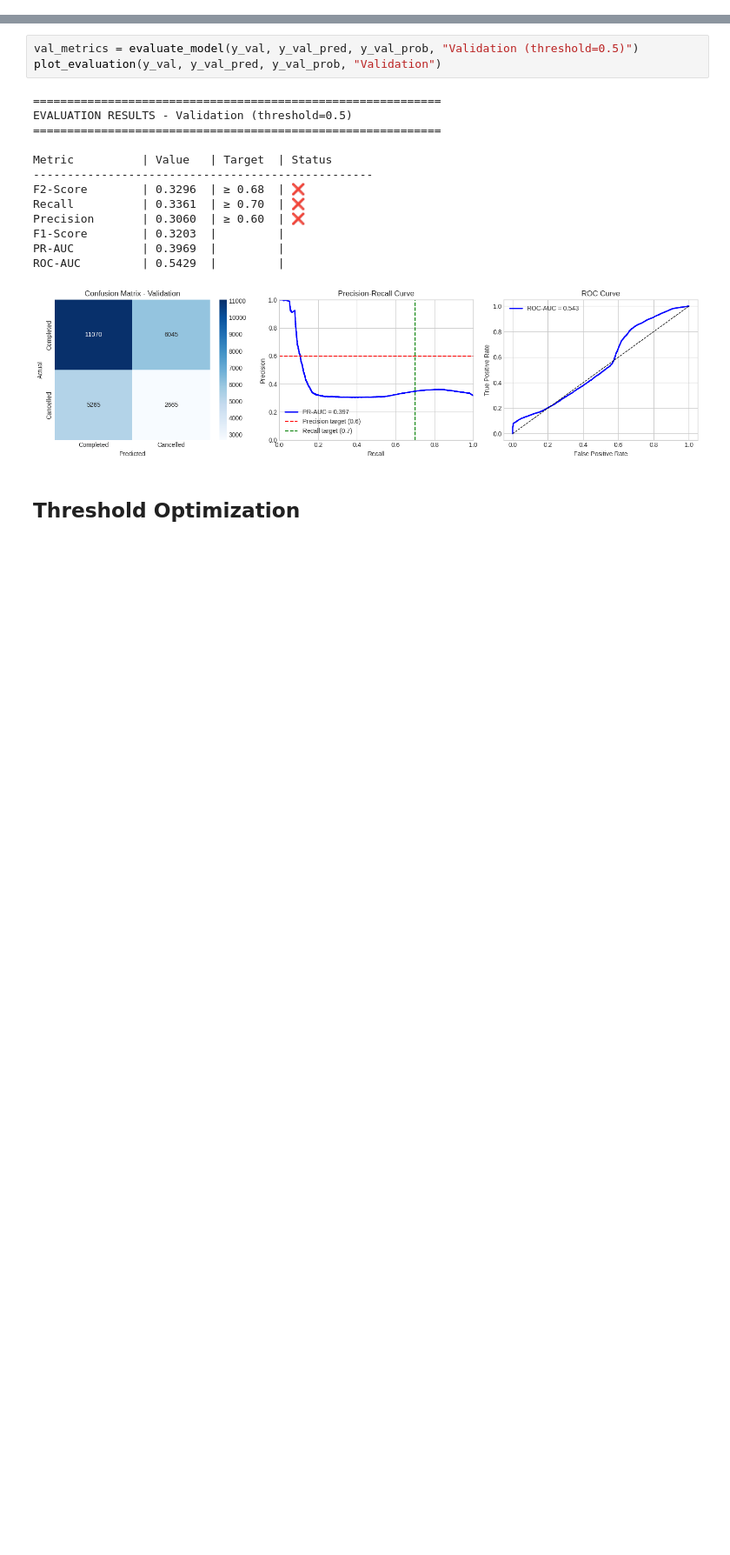
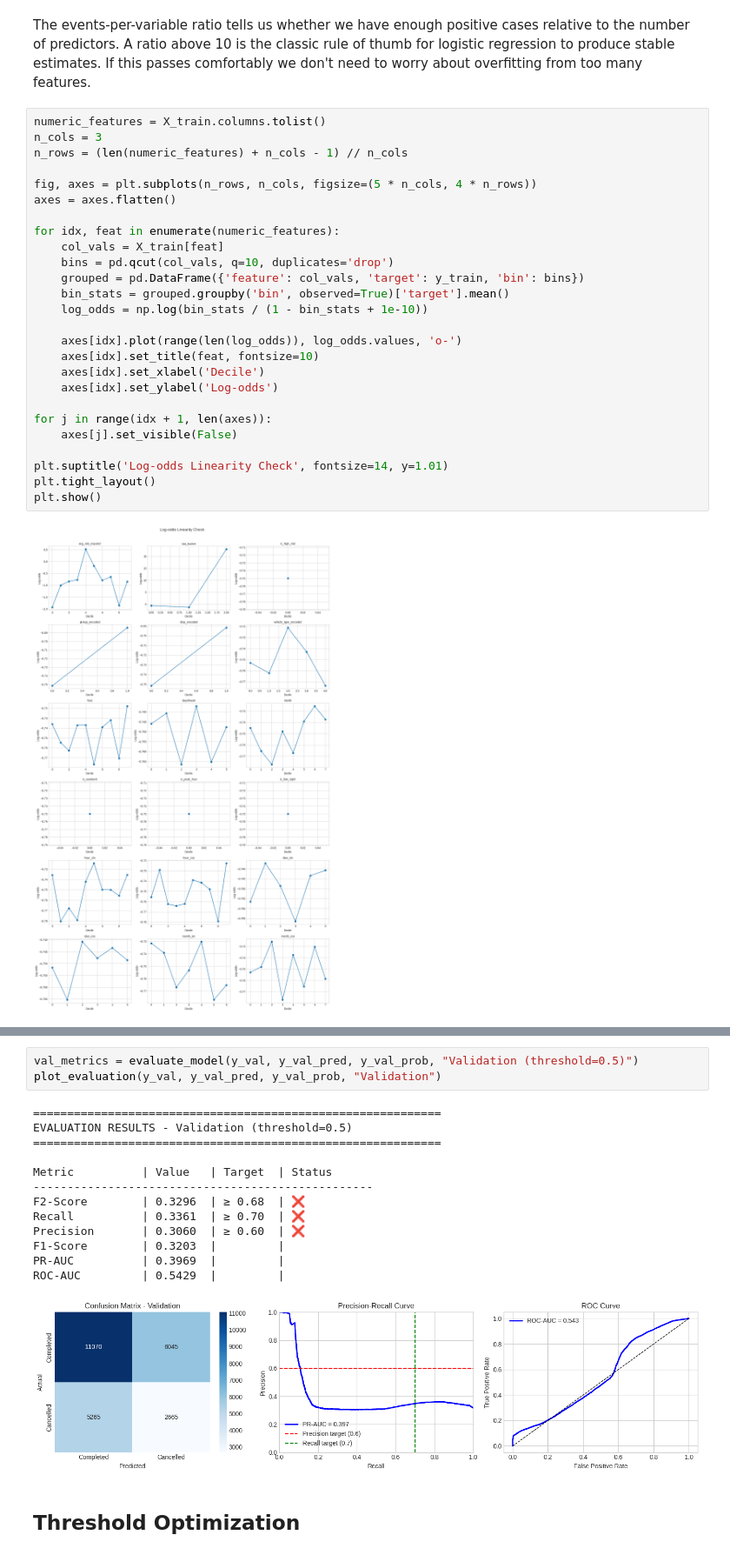
Before and after one commit to amaldu/uber-ride-cancellation-prediction, a Jupyter notebook: uber-analysis/notebooks/07_baseline_logistic_regression.ipynb, the cells around one changed output, grey strips where cells are left out. Shown at 87% size. Cells and saved outputs as stored; diff of their text form; blank space fills up the shorter version.

```diff
--- a/uber-analysis/notebooks/07_baseline_logistic_regression.ipynb
+++ b/uber-analysis/notebooks/07_baseline_logistic_regression.ipynb
@@ -4,0 +162,30 @@ This notebook trains a Logistic Regression model as a baseline for the cancellat
+# %% [markdown]
+The events-per-variable ratio tells us whether we have enough positive cases relative to the number of predictors. A ratio above 10 is the classic rule of thumb for logistic regression to produce stable estimates. If this passes comfortably we don't need to worry about overfitting from too many features.
+# %%
+numeric_features = X_train.columns.tolist()
+n_cols = 3
+n_rows = (len(numeric_features) + n_cols - 1) // n_cols
+
+fig, axes = plt.subplots(n_rows, n_cols, figsize=(5 * n_cols, 4 * n_rows))
+axes = axes.flatten()
+
+for idx, feat in enumerate(numeric_features):
+    col_vals = X_train[feat]
+    bins = pd.qcut(col_vals, q=10, duplicates='drop')
+    grouped = pd.DataFrame({'feature': col_vals, 'target': y_train, 'bin': bins})
+    bin_stats = grouped.groupby('bin', observed=True)['target'].mean()
+    log_odds = np.log(bin_stats / (1 - bin_stats + 1e-10))
+
+    axes[idx].plot(range(len(log_odds)), log_odds.values, 'o-')
+    axes[idx].set_title(feat, fontsize=10)
+    axes[idx].set_xlabel('Decile')
+    axes[idx].set_ylabel('Log-odds')
+
+for j in range(idx + 1, len(axes)):
+    axes[j].set_visible(False)
+
+plt.suptitle('Log-odds Linearity Check', fontsize=14, y=1.01)
+plt.tight_layout()
+plt.show()
+# %% [output]
+[figure, added]
```
Also changed, not shown: parts of 44 cells of this notebook.
